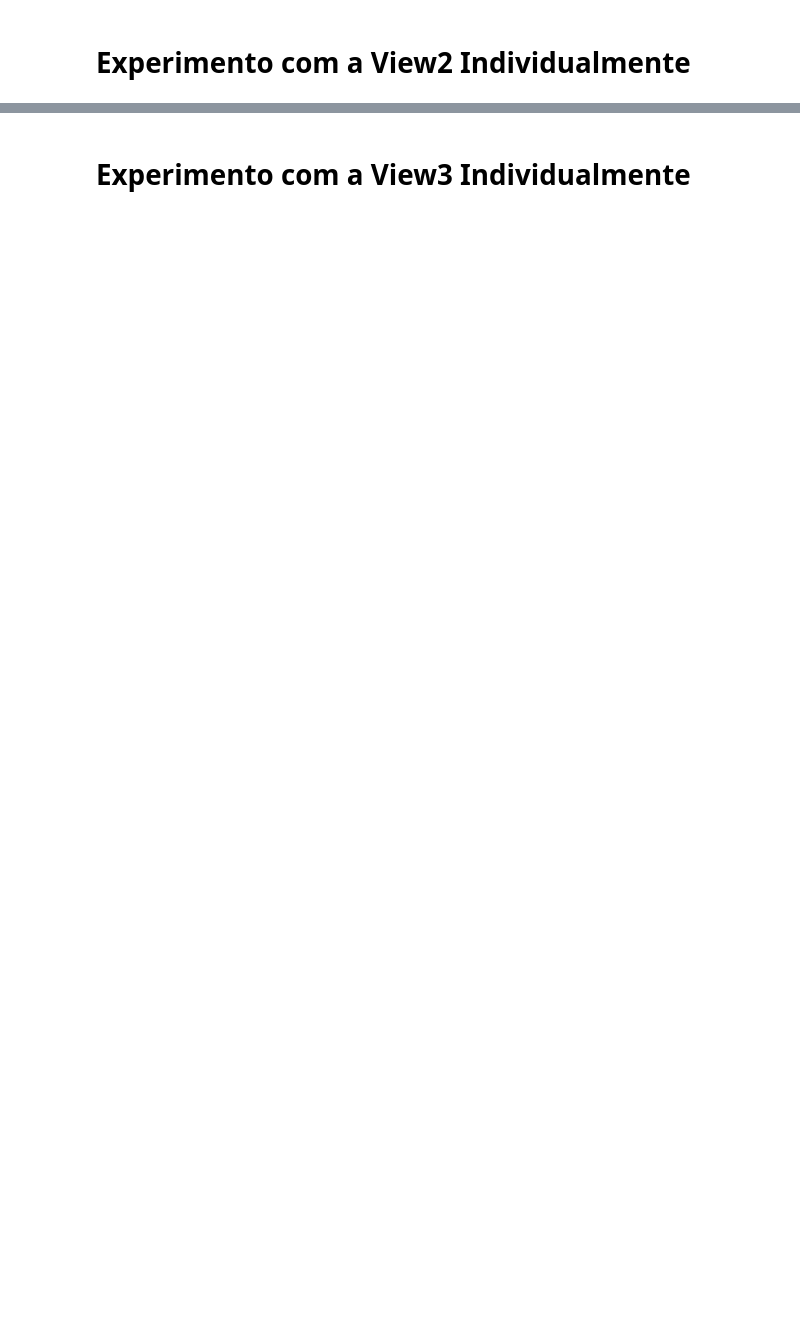
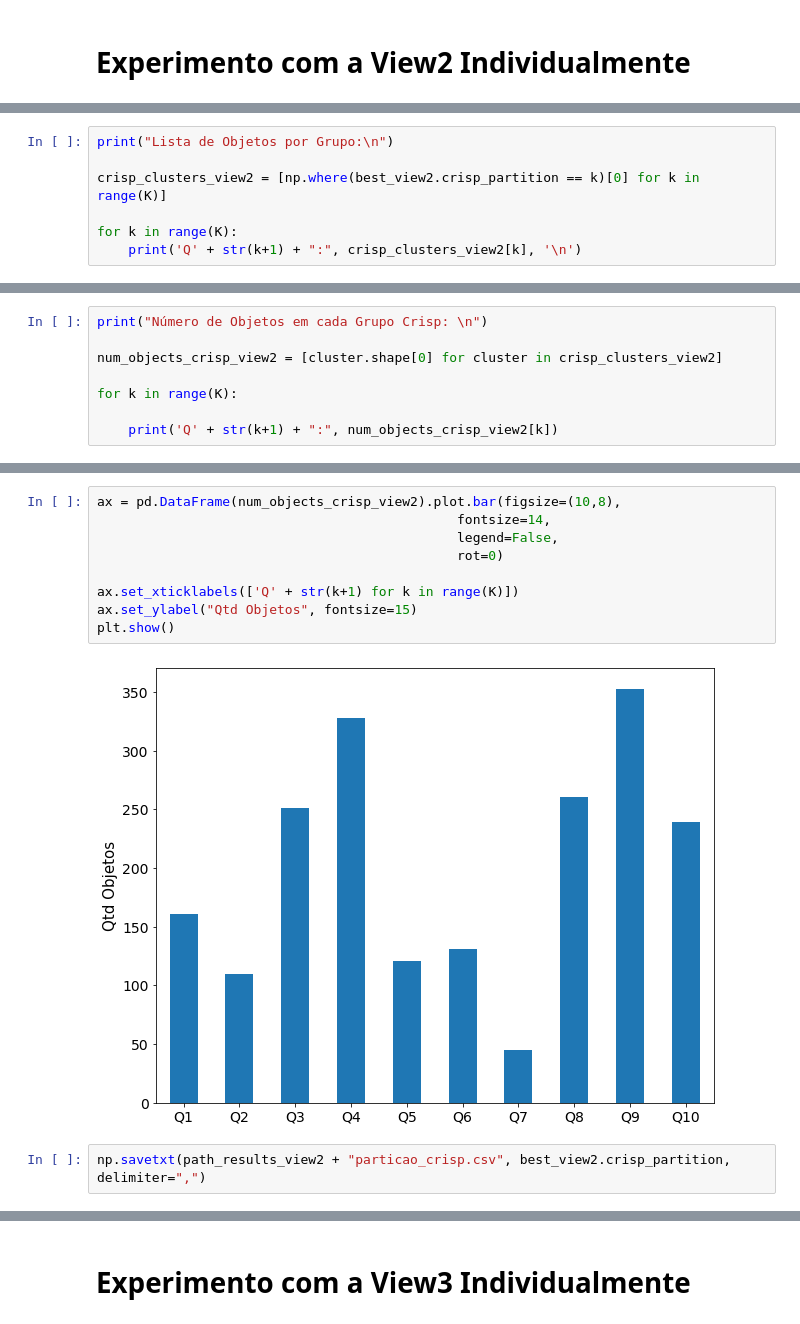
Before and after one commit to amarabuco/Projeto-ML-2020.1, a Jupyter notebook: clustering/main_clustering.ipynb, the cells around one changed output, grey strips where cells are left out. Saved outputs shown, nothing was run; the diff lists cells and outputs as text; blank space fills up the shorter version.

```diff
--- a/clustering/main_clustering.ipynb
+++ b/clustering/main_clustering.ipynb
@@ -753,0 +1253,7 @@ best_view2, adequacy_criterions_view2 = run_experiments()
+# %%
+print("Lista de Objetos por Grupo:\n")
+
+crisp_clusters_view2 = [np.where(best_view2.crisp_partition == k)[0] for k in range(K)]
+
+for k in range(K):
+    print('Q' + str(k+1) + ":", crisp_clusters_view2[k], '\n')
@@ -753,0 +1278,8 @@ best_view2, adequacy_criterions_view2 = run_experiments()
+# %%
+print("Número de Objetos em cada Grupo Crisp: \n")
+
+num_objects_crisp_view2 = [cluster.shape[0] for cluster in crisp_clusters_view2]
+
+for k in range(K):
+
+    print('Q' + str(k+1) + ":", num_objects_crisp_view2[k])
@@ -753,0 +1299,13 @@ best_view2, adequacy_criterions_view2 = run_experiments()
+# %%
+ax = pd.DataFrame(num_objects_crisp_view2).plot.bar(figsize=(10,8),
+                                              fontsize=14,
+                                              legend=False,
+                                              rot=0)
+
+ax.set_xticklabels(['Q' + str(k+1) for k in range(K)])
+ax.set_ylabel("Qtd Objetos", fontsize=15)
+plt.show()
+# %% [output]
+[figure, added]
+# %%
+np.savetxt(path_results_view2 + "particao_crisp.csv", best_view2.crisp_partition, delimiter=",")
```
Also changed, not shown: parts of 158 cells of this notebook, 18 other files.
